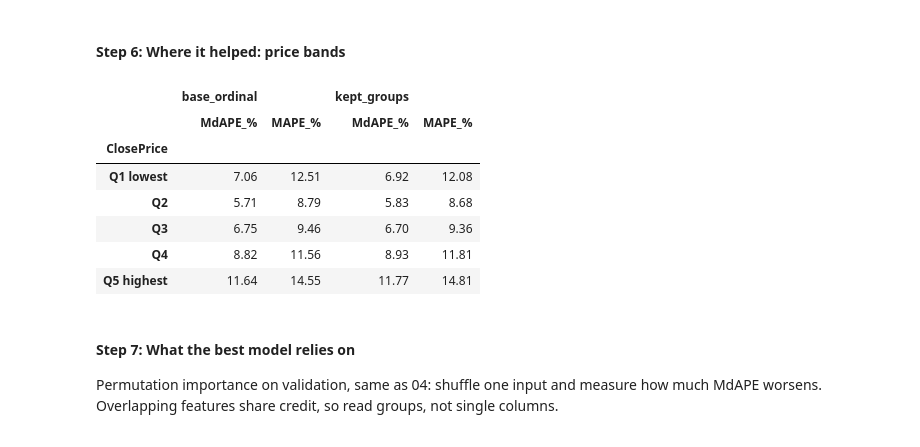
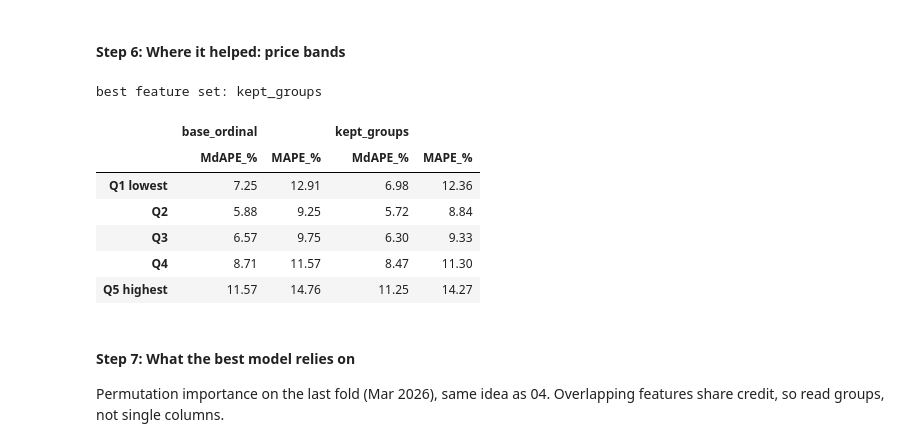
Before and after one commit to eemilycchen/IDX-Exchange-Data-Science, a Jupyter notebook: 05_feature_engineering.ipynb, the cells around one changed output. Saved outputs shown, nothing was run; the diff lists cells and outputs as text; code cells hidden in the pictures.

```diff
--- a/05_feature_engineering.ipynb
+++ b/05_feature_engineering.ipynb
@@ -64,0 +44,28 @@ print(f"{time.time() - start:.0f}s", {s: d.shape for s, d in data.items()})
+# %%
+VAL_MONTHS = ["2025-11", "2025-12", "2026-01", "2026-02", "2026-03"]
+dev = pd.concat([load_split(s) for s in ["train", "val"]], ignore_index=True)  # test stays out
+extras = load_extras()  # raw columns that Dataset A leaves out, read up to Mar 2026
+
+
+def engineer(df, lat, lon, pool, kmeans, train):
+    out = add_fee_features(add_basic_features(add_extras(df, extras)))
+    out = add_geo_features(out, lat, lon)
+    out["geo_cluster"] = kmeans.predict(np.column_stack([lat, lon])).astype(str)
+    out = add_comps(out, lat, lon, pool)
+    return add_market_trend(out, train)
+
+
+folds = {}
+start = time.time()
+for month, train, val in rolling_folds(dev, VAL_MONTHS):
+    # everything learned here comes from this fold's train rows only
+    imputer = DatasetAImputer().fit(train)
+    lat, lon = fill_coords(train, imputer)
+    pool = build_comp_pool(train, lat, lon)
+    kmeans = MiniBatchKMeans(n_clusters=100, n_init=3, random_state=SEED).fit(np.column_stack([lat, lon]))
+    folds[month] = (engineer(train, lat, lon, pool, kmeans, train),
+                    engineer(val, *fill_coords(val, imputer), pool, kmeans, train))
+    assert folds[month][0]["source_month"].max() < month  # train is always earlier than validation
+    print(month, "train", len(train), "val", len(val), f"{time.time() - start:.0f}s")
+
+y_all = np.concatenate([folds[m][1][TARGET].to_numpy() for m in VAL_MONTHS])  # every validation home, in order
@@ -210,24 +236,25 @@ results.sort_values("val_MdAPE_%")
 # %% [markdown]
 #### Step 6: Where it helped: price bands
 # %%
-val = data["val"]
-bands = pd.qcut(val[TARGET], 5, labels=["Q1 lowest", "Q2", "Q3", "Q4", "Q5 highest"])
+best = results["cv_MdAPE_%"].astype(float).idxmin()
+print("best feature set:", best)
+bands = pd.qcut(pd.Series(y_all), 5, labels=["Q1 lowest", "Q2", "Q3", "Q4", "Q5 highest"])
 by_band = {}
-for name in ["base_ordinal", "kept_groups"]:
-    pred_ape = pd.Series(apes[name], index=val.index)
-    by_band[name] = pd.DataFrame({"MdAPE_%": (100 * pred_ape.groupby(bands, observed=True).median()).round(2),
-                                  "MAPE_%": (100 * pred_ape.groupby(bands, observed=True).mean()).round(2)})
+for name in dict.fromkeys(["base_ordinal", best]):
+    e = pd.Series(apes[name])
+    by_band[name] = pd.DataFrame({"MdAPE_%": (100 * e.groupby(bands, observed=True).median()).round(2),
+                                  "MAPE_%": (100 * e.groupby(bands, observed=True).mean()).round(2)})
 pd.concat(by_band, axis=1)
 # %% [output]
+best feature set: kept_groups
 |  | base_ordinal |  | kept_groups |  |
 |  | MdAPE_% | MAPE_% | MdAPE_% | MAPE_% |
-| ClosePrice |  |  |  |  |
-| Q1 lowest | 7.06 | 12.51 | 6.92 | 12.08 |
-| Q2 | 5.71 | 8.79 | 5.83 | 8.68 |
-| Q3 | 6.75 | 9.46 | 6.70 | 9.36 |
-| Q4 | 8.82 | 11.56 | 8.93 | 11.81 |
-| Q5 highest | 11.64 | 14.55 | 11.77 | 14.81 |
+| Q1 lowest | 7.25 | 12.91 | 6.98 | 12.36 |
+| Q2 | 5.88 | 9.25 | 5.72 | 8.84 |
+| Q3 | 6.57 | 9.75 | 6.30 | 9.33 |
+| Q4 | 8.71 | 11.57 | 8.47 | 11.30 |
+| Q5 highest | 11.57 | 14.76 | 11.25 | 14.27 |
 # %% [markdown]
 #### Step 7: What the best model relies on
-Permutation importance on validation, same as 04: shuffle one input and measure how much MdAPE worsens. Overlapping features share credit, so read groups, not single columns.
+Permutation importance on the last fold (Mar 2026), same idea as 04. Overlapping features share credit, so read groups, not single columns.
 # %%
```
Also changed, not shown: parts of 15 cells of this notebook.
